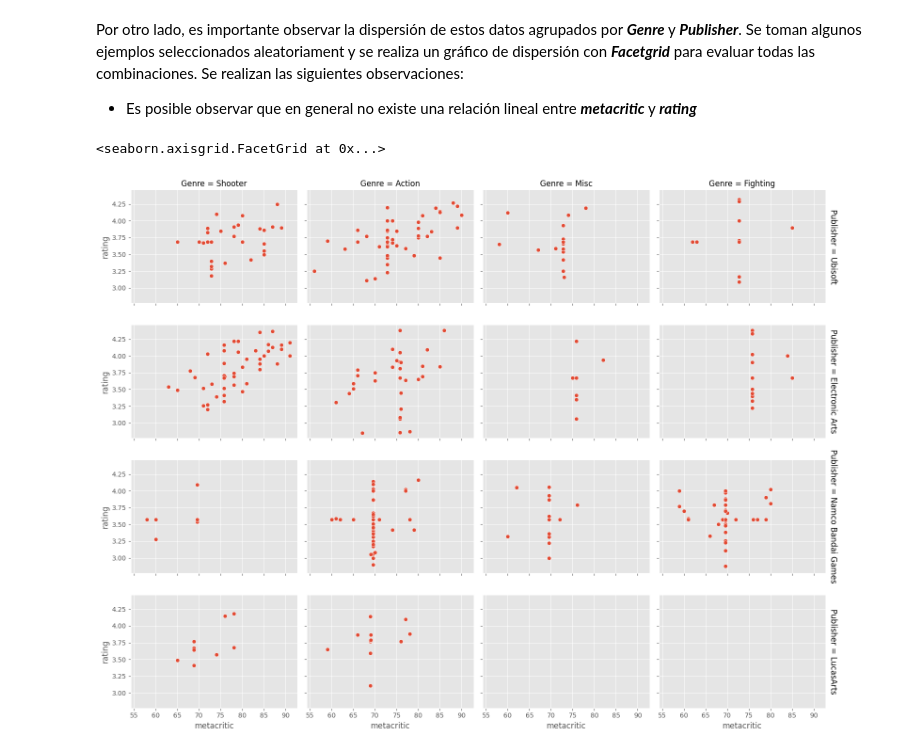
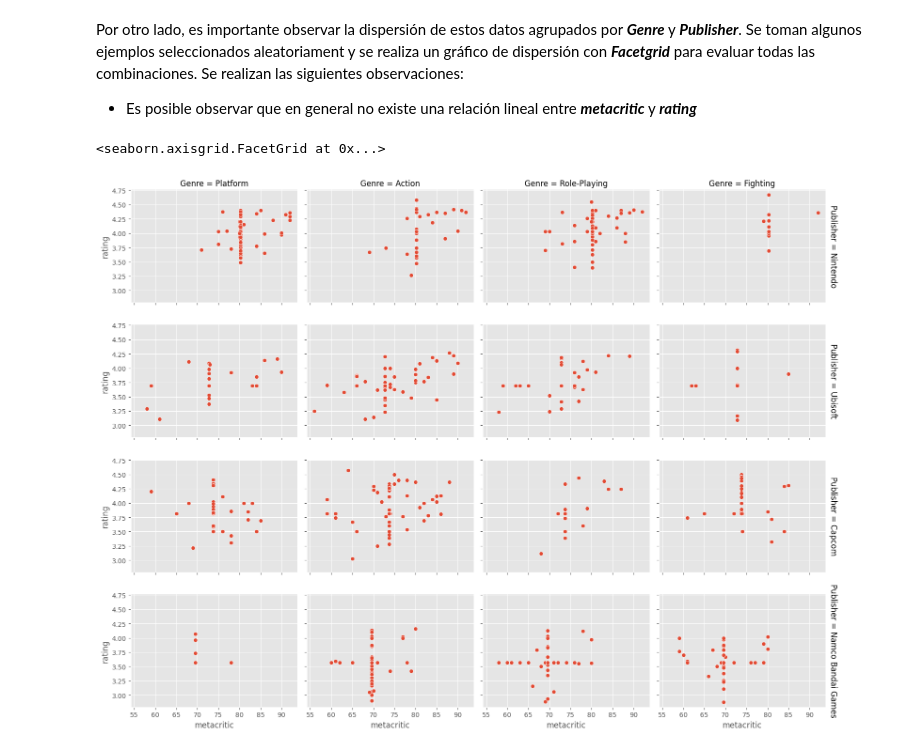
Before and after one commit to EduGatoX/datascience02, a Jupyter notebook: Eduardo_Nunez_Analisis_Datos.ipynb, the cells around one changed output. Cells and saved outputs as stored; diff of their text form; code cells hidden in the pictures.

```diff
--- a/Eduardo_Nunez_Analisis_Datos.ipynb
+++ b/Eduardo_Nunez_Analisis_Datos.ipynb
@@ -429,7 +460,8 @@ En esta columna, que corresponde a la clasificación de edad de los videojuegos
 
 Al evaluar la moda agrupada por ***Publisher***, se nota que hay Publisher con la moda siendo NaN. Esto quiere decir que no existe el dato de ***esrb_rating*** para dichos ***Publisher***. En estos casos, se reemplazara por la moda global.
 # %%
-esrb_by_publisher_mode = df[["Publisher", "esrb_rating"]].groupby("Publisher").describe(exclude="number")
+esrb_by_publisher_mode = df[["Publisher", "esrb_rating"]].groupby(
+    "Publisher").describe(exclude="number")
 esrb_by_publisher_mode = esrb_by_publisher_mode.xs("top", axis=1, level=1)
 esrb_by_publisher_mode
 # %% [output]
@@ -458,7 +490,8 @@ Name: esrb_rating, dtype: object
 # %% [markdown]
 Se reemplazan los valores nulos de las modas por la moda global.
 # %%
-esrb_by_publisher_mode["esrb_rating"] = esrb_by_publisher_mode["esrb_rating"].fillna(esrb_mode.iloc[0])
+esrb_by_publisher_mode["esrb_rating"] = esrb_by_publisher_mode["esrb_rating"].fillna(
+    esrb_mode.iloc[0])
 esrb_by_publisher_mode
 # %% [output]
 |  | esrb_rating |
@@ -524,7 +557,8 @@ En esta columna, que corresponde a la calificación agregada de la critica espec
 
 Al evaluar la mediana agrupada por ***Publisher***, se nota que hay Publisher con la mediana siendo NaN. Esto quiere decir que no existen datos de ***metacritic*** para dichos ***Publisher***. En estos casos, se reemplazara por la mediana global.
 # %%
-metacritic_by_publisher_mean = df[["Publisher", "metacritic"]].groupby("Publisher").mean()
+metacritic_by_publisher_mean = df[[
+    "Publisher", "metacritic"]].groupby("Publisher").mean()
 metacritic_by_publisher_mean
 # %% [output]
 |  | metacritic |
@@ -547,7 +581,8 @@ metacritic_mean
 # %% [output]
 71.096309209037
 # %%
-metacritic_by_publisher_mean["metacritic"] = metacritic_by_publisher_mean["metacritic"].fillna(metacritic_mean)
+metacritic_by_publisher_mean["metacritic"] = metacritic_by_publisher_mean["metacritic"].fillna(
+    metacritic_mean)
 metacritic_by_publisher_mean
 # %% [output]
 |  | metacritic |
@@ -1115,14 +1201,14 @@ plt.show()
 Por otro lado, es importante observar la dispersión de estos datos agrupados por ***Genre*** y ***Publisher***. Se toman algunos ejemplos seleccionados aleatoriament y se realiza un gráfico de dispersión con ***Facetgrid*** para evaluar todas las combinaciones. Se realizan las siguientes observaciones:
 - Es posible observar que en general no existe una relación lineal entre ***metacritic*** y ***rating***
 # %%
-publishers = df.Publisher.sample(5).unique()
+publishers = ["Nintendo", "Ubisoft", "Capcom", "Namco Bandai Games"]
 df_filtered = df[df.Publisher.isin(publishers)]
-genres = df_filtered.Genre.sample(5).unique()
+genres = ["Action", "Role-Playing", "Platform", "Fighting"]
 df_filtered = df_filtered[df_filtered.Genre.isin(genres)]
 g = sns.FacetGrid(df_filtered, row="Publisher", col="Genre",
                   margin_titles=True, height=3, aspect=1.33)
 g.map(sns.scatterplot, "metacritic", "rating")
 g.set_titles("{col_name}")
 # %% [output]
 <seaborn.axisgrid.FacetGrid at 0x...>
-[figure, old version]
+[figure, new version]
```
Also changed, not shown: parts of 38 cells of this notebook.
